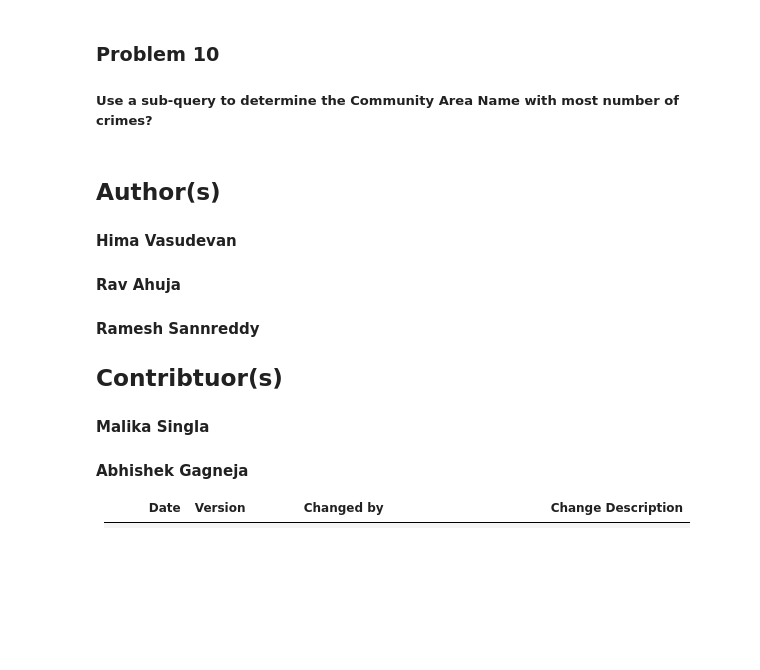
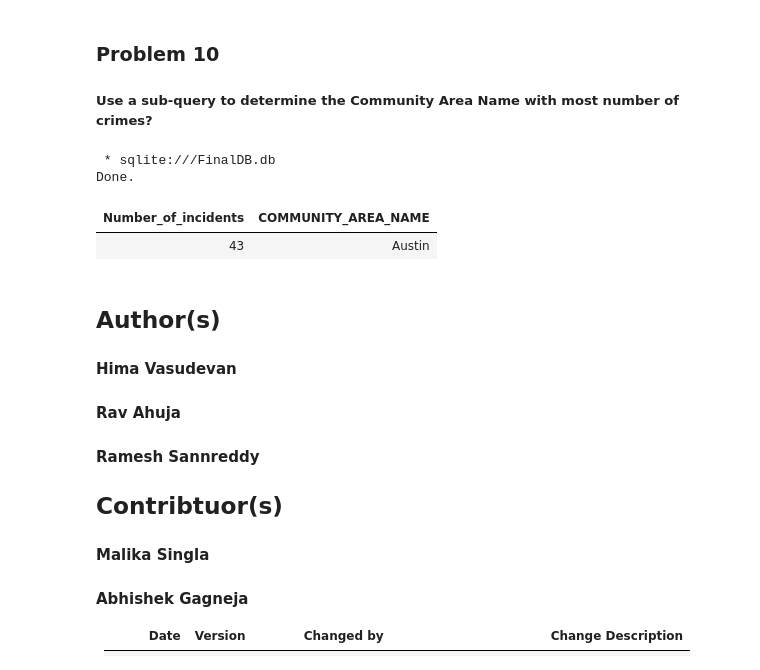
Before and after one commit to espgedu/chicago-analytics, a Jupyter notebook: mod5-final-project-v2.ipynb, the cells around one changed output. Saved outputs shown, nothing was run; the diff lists cells and outputs as text; code cells hidden in the pictures; blank space fills up the shorter version.

```diff
--- a/mod5-final-project-v2.ipynb
+++ b/mod5-final-project-v2.ipynb
@@ -288,6 +325,18 @@ Query for the 'community area number' that has most number of incidents
 ### Problem 10
 
 ##### Use a sub-query to determine the Community Area Name with most number of crimes?
+# %%
+%sql WITH conjunto AS (SELECT COUNT(CCD.ID) as Number_of_incidents, CCD.COMMUNITY_AREA_NUMBER, CD.COMMUNITY_AREA_NAME FROM CHICAGO_CRIME_DATA AS CCD\
+INNER JOIN CENSUS_DATA AS CD ON CCD.COMMUNITY_AREA_NUMBER = CD.COMMUNITY_AREA_NUMBER GROUP BY CCD.COMMUNITY_AREA_NUMBER, CD.COMMUNITY_AREA_NAME)\
+SELECT Number_of_incidents, COMMUNITY_AREA_NAME\
+FROM conjunto\
+WHERE COMMUNITY_AREA_NUMBER IS NOT NULL \
+ORDER BY Number_of_incidents DESC LIMIT 1;
+# %% [output]
+ * sqlite:///FinalDB.db
+Done.
+| Number_of_incidents | COMMUNITY_AREA_NAME |
+| 43 | Austin |
 # %% [markdown]
 ## Author(s)
 
```
Also changed, not shown: parts of 9 cells of this notebook.
